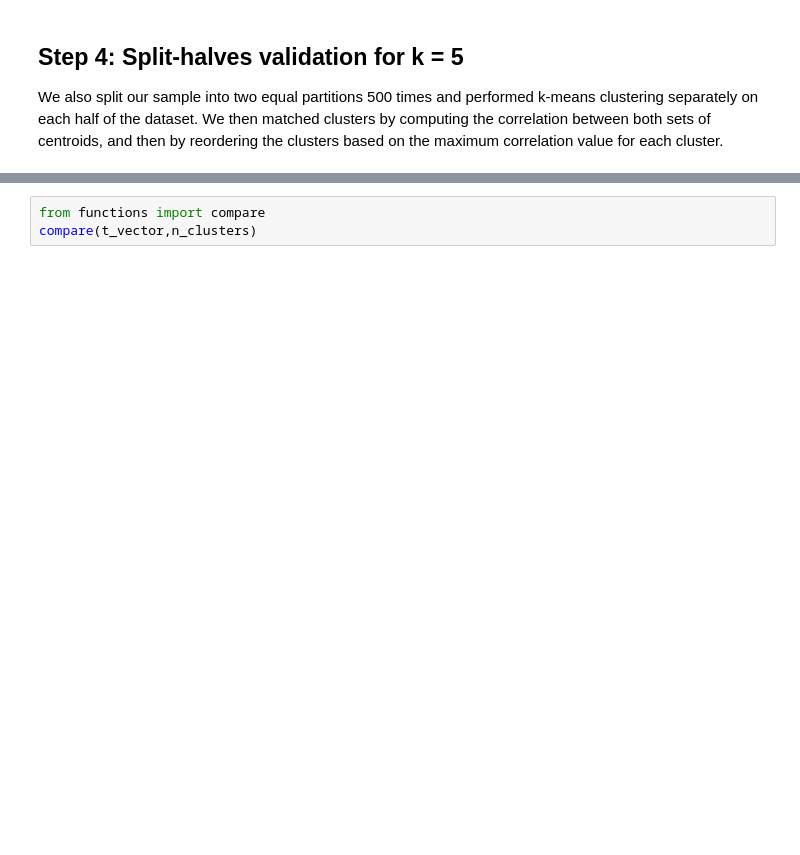
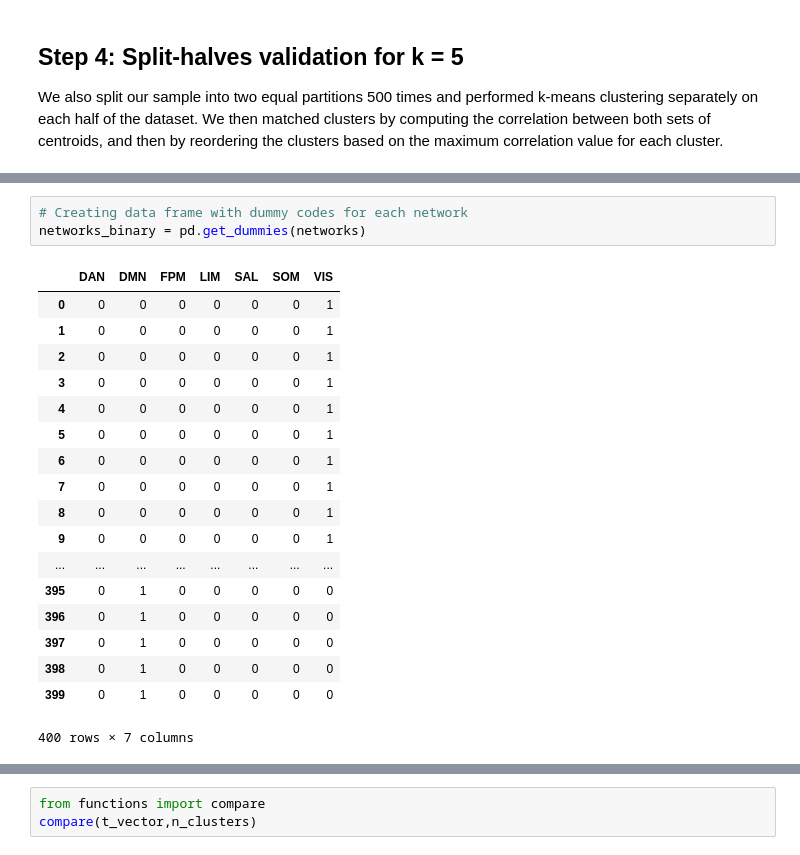
Before and after one commit to LeonBai/wm-brain-states, a Jupyter notebook: brain_states_analysis_schaefer400.ipynb, the cells around one changed output, grey strips where cells are left out. Cells and saved outputs as stored; diff of their text form; blank space fills up the shorter version.

```diff
--- a/brain_states_analysis_schaefer400.ipynb
+++ b/brain_states_analysis_schaefer400.ipynb
@@ -164,0 +264,22 @@ We calculate corralation between mean of the time-series for each cluster and mo
+# %%
+# Creating data frame with dummy codes for each network
+networks_binary = pd.get_dummies(networks)
+# %% [output]
+|  | DAN | DMN | FPM | LIM | SAL | SOM | VIS |
+| 0 | 0 | 0 | 0 | 0 | 0 | 0 | 1 |
+| 1 | 0 | 0 | 0 | 0 | 0 | 0 | 1 |
+| 2 | 0 | 0 | 0 | 0 | 0 | 0 | 1 |
+| 3 | 0 | 0 | 0 | 0 | 0 | 0 | 1 |
+| 4 | 0 | 0 | 0 | 0 | 0 | 0 | 1 |
+| 5 | 0 | 0 | 0 | 0 | 0 | 0 | 1 |
+| 6 | 0 | 0 | 0 | 0 | 0 | 0 | 1 |
+| 7 | 0 | 0 | 0 | 0 | 0 | 0 | 1 |
+| 8 | 0 | 0 | 0 | 0 | 0 | 0 | 1 |
+| 9 | 0 | 0 | 0 | 0 | 0 | 0 | 1 |
+| ... | ... | ... | ... | ... | ... | ... | ... |
+| 395 | 0 | 1 | 0 | 0 | 0 | 0 | 0 |
+| 396 | 0 | 1 | 0 | 0 | 0 | 0 | 0 |
+| 397 | 0 | 1 | 0 | 0 | 0 | 0 | 0 |
+| 398 | 0 | 1 | 0 | 0 | 0 | 0 | 0 |
+| 399 | 0 | 1 | 0 | 0 | 0 | 0 | 0 |
+400 rows × 7 columns
```
Also changed, not shown: parts of 22 cells of this notebook, 3 other files.
